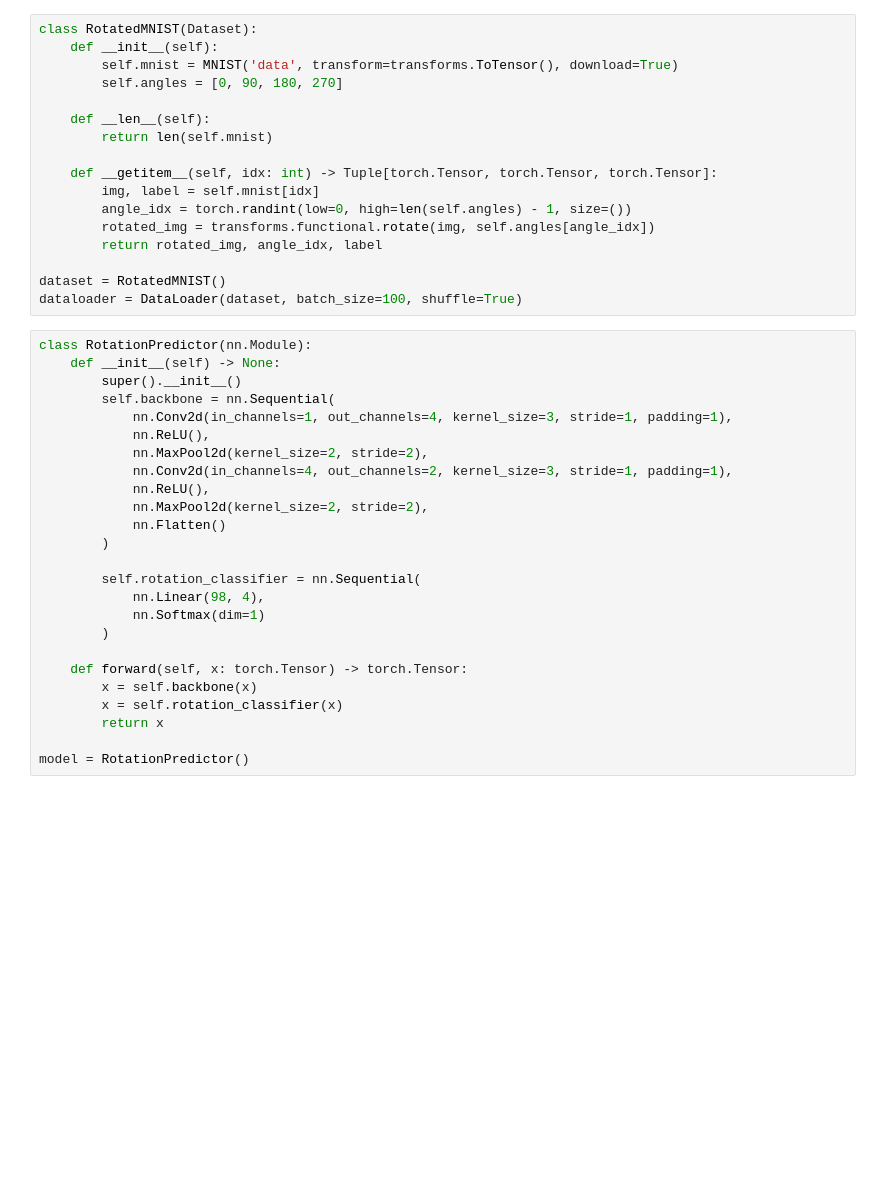
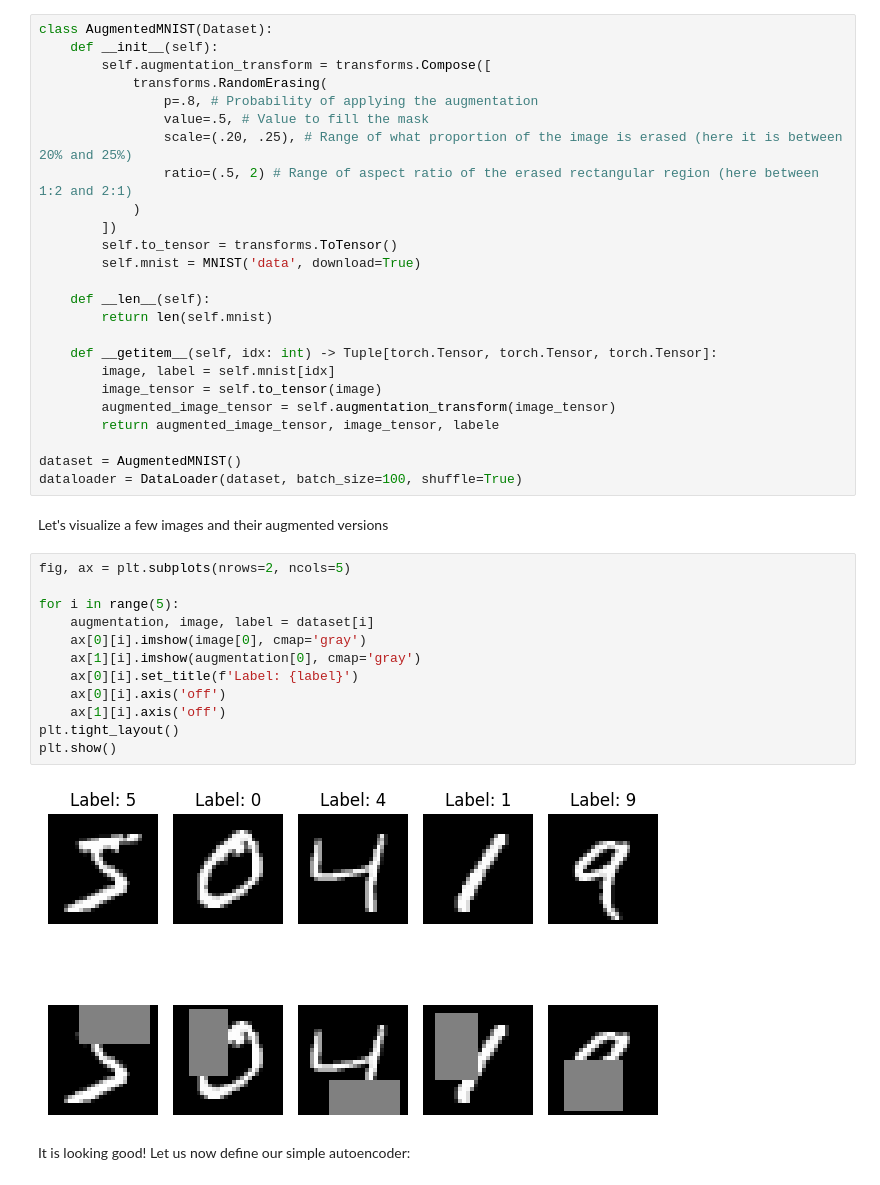
Before and after one commit to rug-udl-2425/Tutorials, a Jupyter notebook: tutorial3/representation.ipynb, the cells around one changed output. Cells and saved outputs as stored; diff of their text form; blank space fills up the shorter version.

```diff
--- a/tutorial3/representation.ipynb
+++ b/tutorial3/representation.ipynb
@@ -11,42 +21,43 @@ from typing import Tuple
 # %%
-class RotatedMNIST(Dataset):
+class AugmentedMNIST(Dataset):
     def __init__(self):
-        self.mnist = MNIST('data', transform=transforms.ToTensor(), download=True)
-        self.angles = [0, 90, 180, 270]
+        self.augmentation_transform = transforms.Compose([
+            transforms.RandomErasing(
+                p=.8, # Probability of applying the augmentation
+                value=.5, # Value to fill the mask
+                scale=(.20, .25), # Range of what proportion of the image is erased (here it is between 20% and 25%)
+                ratio=(.5, 2) # Range of aspect ratio of the erased rectangular region (here between 1:2 and 2:1)
+            )
+        ])
+        self.to_tensor = transforms.ToTensor()
+        self.mnist = MNIST('data', download=True)
 
     def __len__(self):
         return len(self.mnist)
 
     def __getitem__(self, idx: int) -> Tuple[torch.Tensor, torch.Tensor, torch.Tensor]:
-        img, label = self.mnist[idx]
-        angle_idx = torch.randint(low=0, high=len(self.angles) - 1, size=())
-        rotated_img = transforms.functional.rotate(img, self.angles[angle_idx])
-        return rotated_img, angle_idx, label
+        image, label = self.mnist[idx]
+        image_tensor = self.to_tensor(image)
+        augmented_image_tensor = self.augmentation_transform(image_tensor)
+        return augmented_image_tensor, image_tensor, labele
 
-dataset = RotatedMNIST()
+dataset = AugmentedMNIST()
 dataloader = DataLoader(dataset, batch_size=100, shuffle=True)
-# %%
-class RotationPredictor(nn.Module):
-    def __init__(self) -> None:
-        super().__init__()
-        self.backbone = nn.Sequential(
-            nn.Conv2d(in_channels=1, out_channels=4, kernel_size=3, stride=1, padding=1),
-            nn.ReLU(),
-            nn.MaxPool2d(kernel_size=2, stride=2),
-            nn.Conv2d(in_channels=4, out_channels=2, kernel_size=3, stride=1, padding=1),
-            nn.ReLU(),
-            nn.MaxPool2d(kernel_size=2, stride=2),
-            nn.Flatten()
-        )
-
-        self.rotation_classifier = nn.Sequential(
-            nn.Linear(98, 4),
-            nn.Softmax(dim=1)
-        )
-
-    def forward(self, x: torch.Tensor) -> torch.Tensor:
-        x = self.backbone(x)
-        x = self.rotation_classifier(x)
-        return x
-
-model = RotationPredictor()
+# %% [markdown]
+Let's visualize a few images and their augmented versions
+# %%
+fig, ax = plt.subplots(nrows=2, ncols=5)
+
+for i in range(5):
+    augmentation, image, label = dataset[i]
+    ax[0][i].imshow(image[0], cmap='gray')
+    ax[1][i].imshow(augmentation[0], cmap='gray')
+    ax[0][i].set_title(f'Label: {label}')
+    ax[0][i].axis('off')
+    ax[1][i].axis('off')
+plt.tight_layout()
+plt.show()
+# %% [output]
+[figure, added]
+# %% [markdown]
+It is looking good! Let us now define our simple autoencoder:
```
Also changed, not shown: parts of 21 cells of this notebook.
